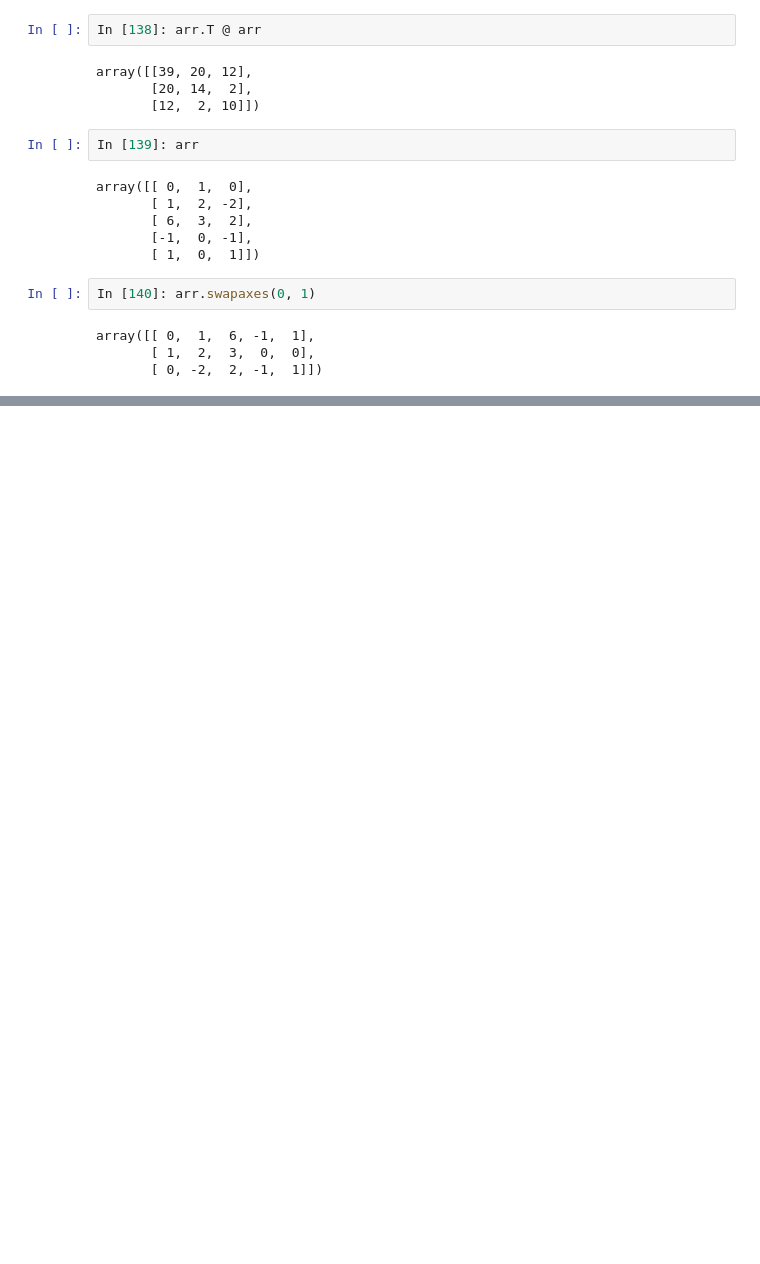
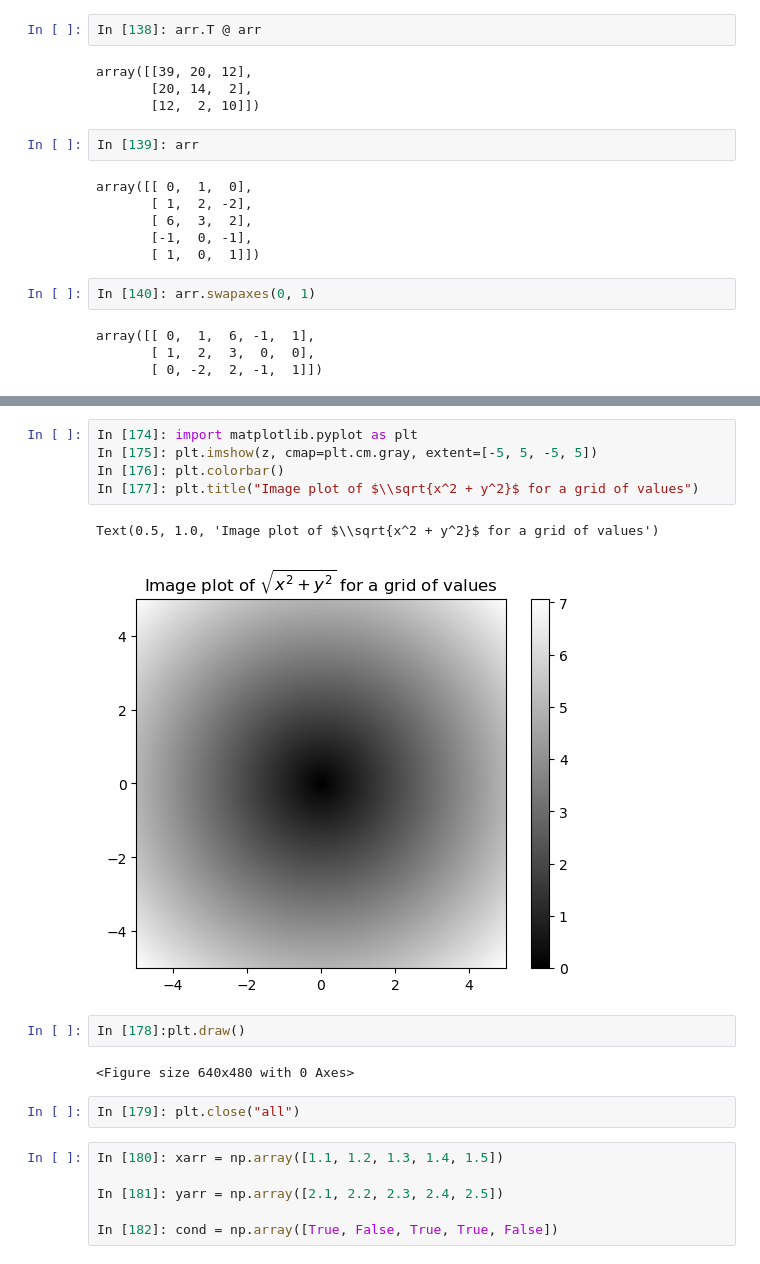
Before and after one commit to Sharmin-Jahan-Codes/DataAnalysisMcKinney-3rd, a Jupyter notebook: Chapter4/Starter.ipynb, the cells around one changed output, grey strips where cells are left out. Drawn from its saved outputs; the diff is of its cells as text; blank space fills up the shorter version.

```diff
--- a/Chapter4/Starter.ipynb
+++ b/Chapter4/Starter.ipynb
@@ -566,0 +710,20 @@ array([[ 0,  1,  6, -1,  1],
+# %%
+In [174]: import matplotlib.pyplot as plt
+In [175]: plt.imshow(z, cmap=plt.cm.gray, extent=[-5, 5, -5, 5])
+In [176]: plt.colorbar()
+In [177]: plt.title("Image plot of $\\sqrt{x^2 + y^2}$ for a grid of values")
+# %% [output]
+Text(0.5, 1.0, 'Image plot of $\\sqrt{x^2 + y^2}$ for a grid of values')
+[figure, added]
+# %%
+In [178]:plt.draw()
+# %% [output]
+<Figure size 640x480 with 0 Axes>
+# %%
+In [179]: plt.close("all")
+# %%
+In [180]: xarr = np.array([1.1, 1.2, 1.3, 1.4, 1.5])
+
+In [181]: yarr = np.array([2.1, 2.2, 2.3, 2.4, 2.5])
+
+In [182]: cond = np.array([True, False, True, True, False])
```
Also changed, not shown: parts of 98 cells of this notebook, 5 other files.
